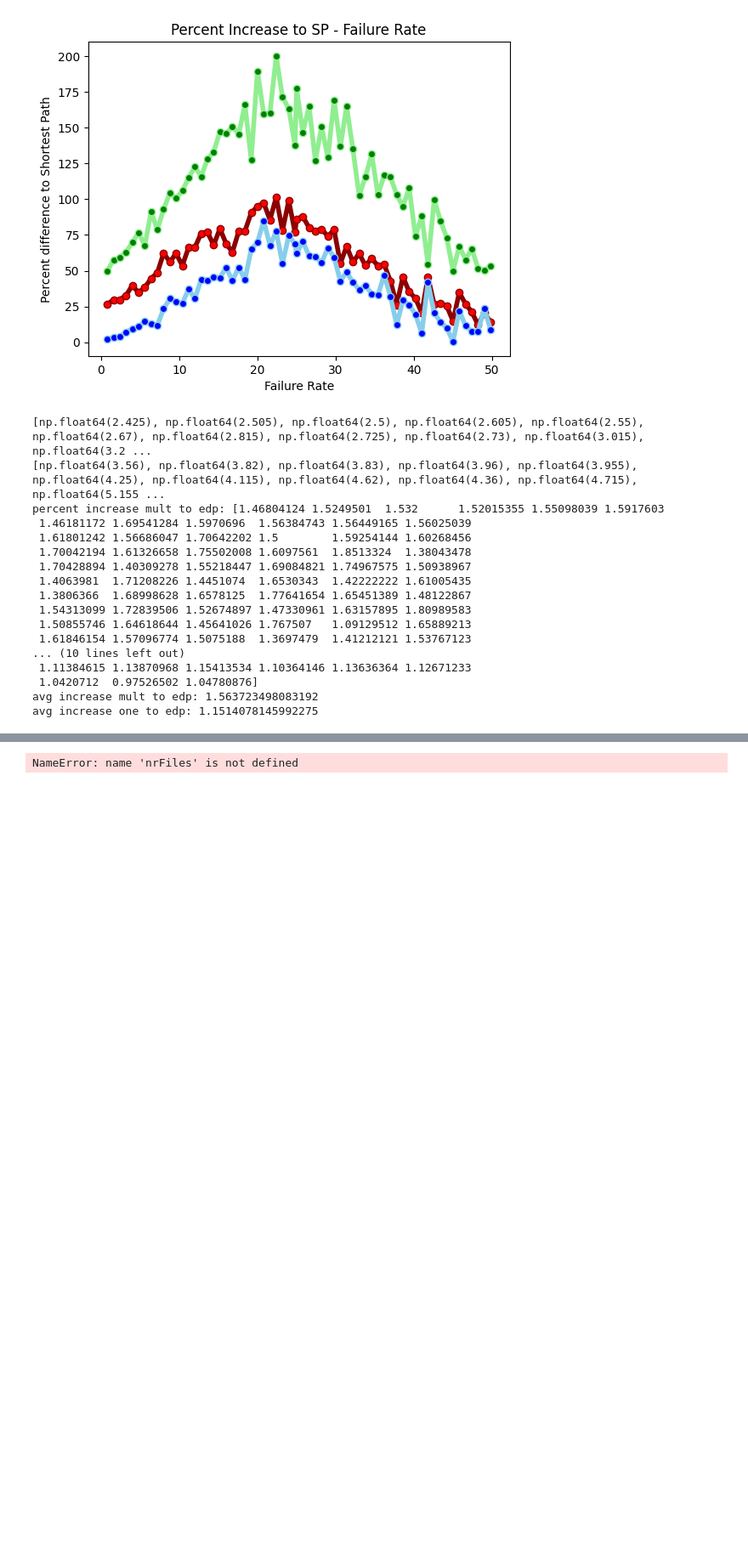
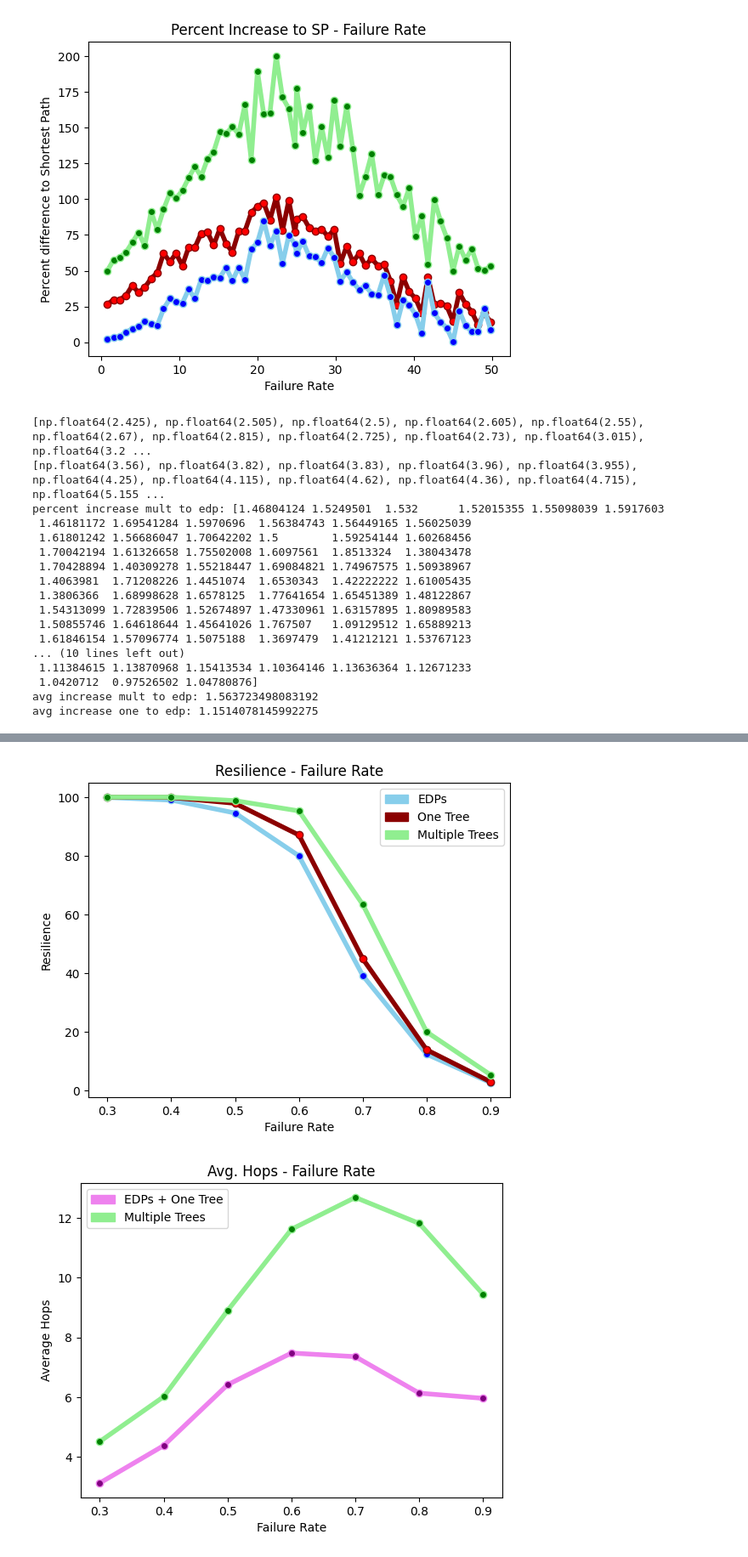
Before and after one commit to AmmarGamous/ba-gamous-disjoint, a Jupyter notebook: schritt1_reproduktion/evaluation/notebooks/resilience/plots_synthetic.ipynb, the cells around one changed output, grey strips where cells are left out. Shown at 85% size. Saved outputs shown, nothing was run; the diff lists cells and outputs as text; code cells hidden in the pictures; blank space fills up the shorter version.

```diff
--- a/schritt1_reproduktion/evaluation/notebooks/resilience/plots_synthetic.ipynb
+++ b/schritt1_reproduktion/evaluation/notebooks/resilience/plots_synthetic.ipynb
@@ -560,19 +589,20 @@ NameError: name 'nrFiles' is not defined
 # %%
 path_base = '../../output/Paper_CSVs/n50-clustered/'
 pStr = "0.15"
 nStr = "50"
 files = ['trees-p' + pStr + '-n' + nStr + '-f0.3.csv',
          'trees-p' + pStr + '-n' + nStr + '-f0.4.csv',
          'trees-p' + pStr + '-n' + nStr + '-f0.5.csv',
          'trees-p' + pStr + '-n' + nStr + '-f0.6.csv',
          'trees-p' + pStr + '-n' + nStr + '-f0.7.csv',
          'trees-p' + pStr + '-n' + nStr + '-f0.8.csv',
          'trees-p' + pStr + '-n' + nStr + '-f0.9.csv',
         ]
 
 for i in range(nrFiles):
     allInOne(path_base + files[i], i, rPaths, rOne, rMult, avgHopsPaths, avgHopsOne, avgHopsMult, avgHopsSP, printRes=False)
 
-plotEval(rPaths, rOne, rMult, avgHopsPaths, avgHopsOne, avgHopsMult, avgHopsSP)
+plotEval(xVals, rPaths, rOne, rMult, avgHopsPaths, avgHopsOne, avgHopsMult, avgHopsSP)
 # %% [output]
-NameError: name 'nrFiles' is not defined
+[figure, added]
+[figure, added]
```
Also changed, not shown: parts of 8 cells of this notebook, 5 other files.
